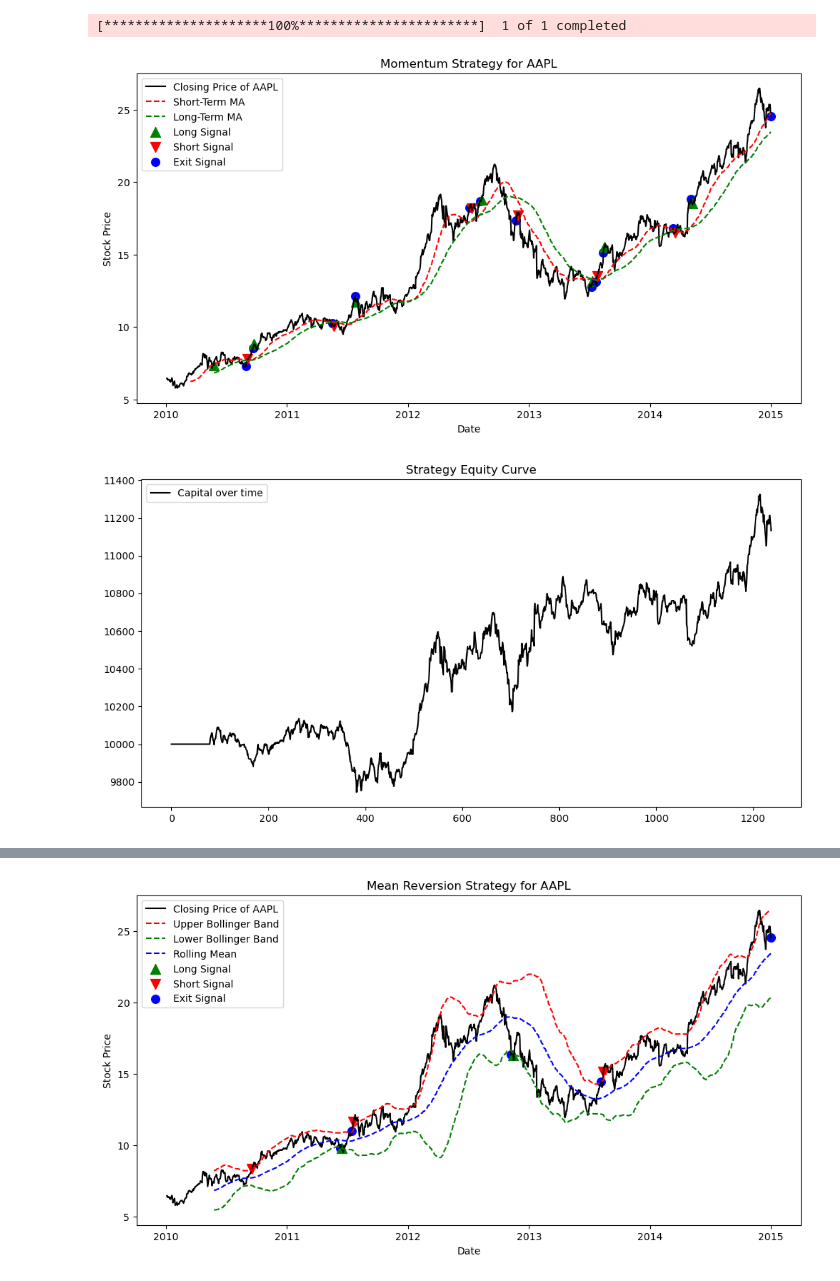
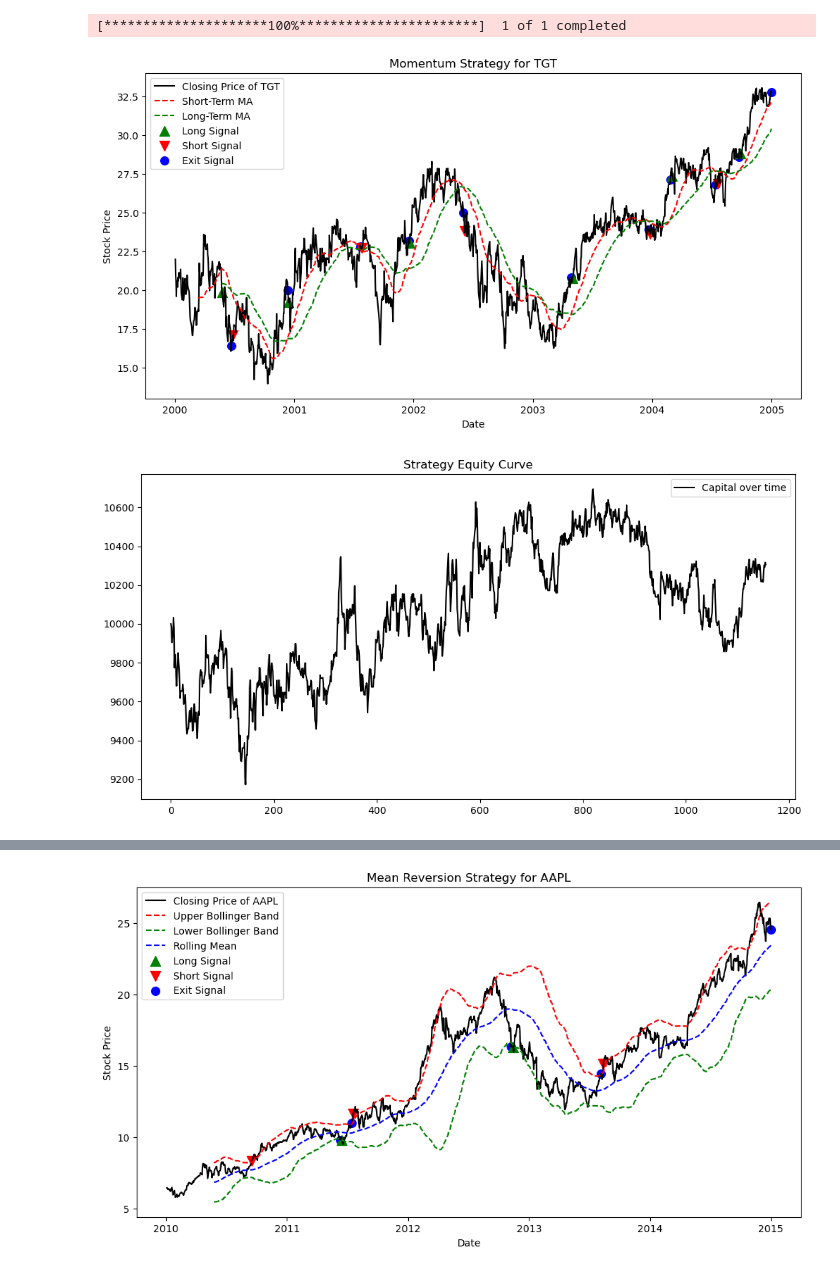
Before and after one commit to LaskawiecPiotr/Algorithmic-Trading, a Jupyter notebook: Example use of the trade simulator.ipynb, the cells around one changed output, grey strips where cells are left out. Saved outputs shown, nothing was run; the diff lists cells and outputs as text; code cells hidden in the pictures.

```diff
--- a/Example use of the trade simulator.ipynb
+++ b/Example use of the trade simulator.ipynb
@@ -33,11 +33,11 @@ from trade_simulator import Trade_Simulator
 # %%
 # Configuration
 # Select the stock ticker (Walmart in this example)
-stock = "AAPL"
+stock = "TGT"
 
 # Define the period for analysis
-start_date = "2010-01-01"
-end_date   = "2015-01-01"
+start_date = "2000-01-01"
+end_date   = "2005-01-01"
 
 # Download historical data (Close and Volume) from Yahoo Finance
 data = yf.download(stock, start=start_date, end=end_date)[["Close", "Volume"]].dropna()
@@ -46,15 +46,15 @@ data = yf.download(stock, start=start_date, end=end_date)[["Close", "Volume"]].d
 # %%
 # Each call to Trade_Simulator runs a specific trading strategy on the data.
 # The function is expected to:
 # - Simulate trades
 # - Plot trade entries and portfolio value
 # - Provide a trade log
 
 # Momentum Trading Strategy:
 # - Signal to short when the short-term moving average falls below the long-term moving average,
 #   and vice versa.
-Trade_Simulator(stock, data, "momentum",log=True)
+Trade_Simulator(stock, data, "momentum",stop_loss=False,log=True,start_trade=100)
 # %% [output]
-[figure, old version]
+[figure, new version]
-[figure, old version]
+[figure, new version]
 |  | Date | Type | Remaining Capital | Exit Price | Final Capital |
```
Also changed, not shown: parts of 1 cell of this notebook, 4 other files.
